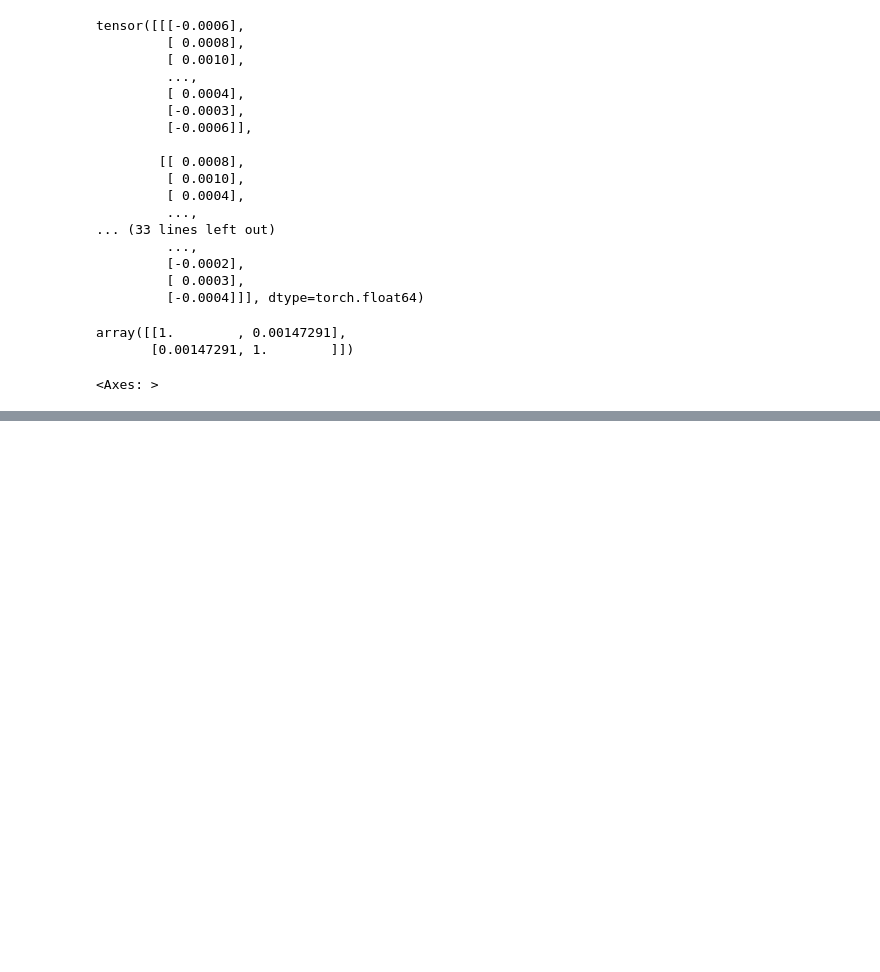
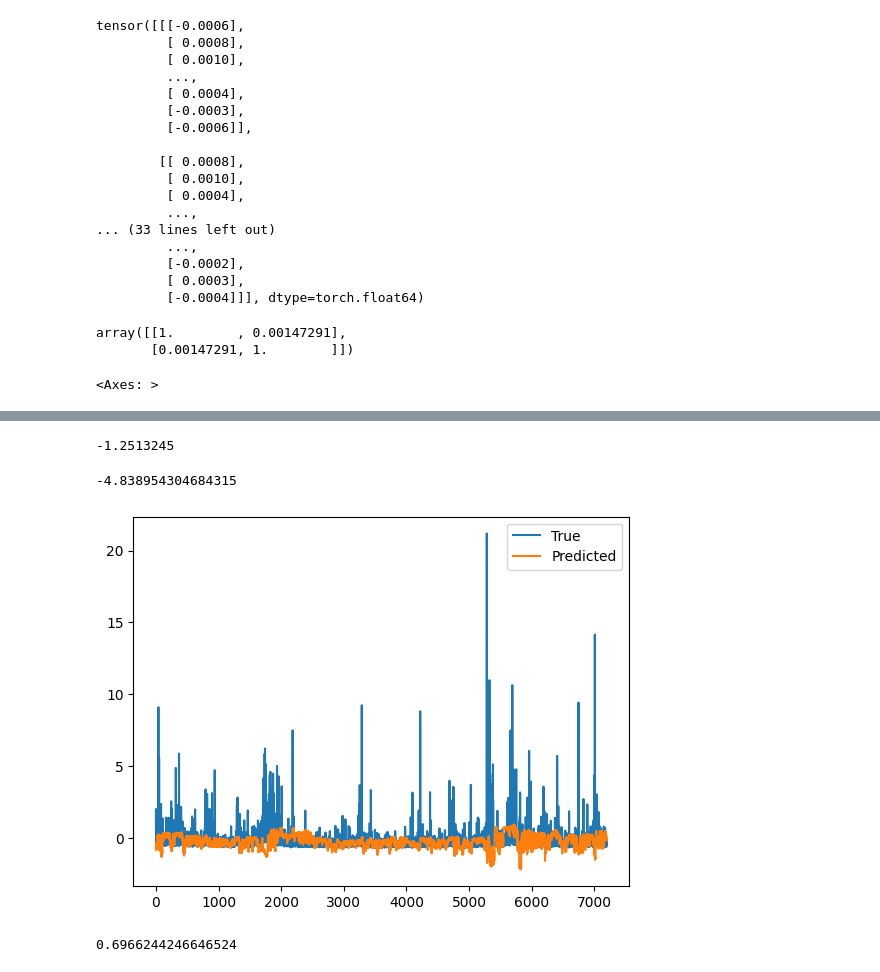
Before and after one commit to NTUCharlie/timesnet_learning, a Jupyter notebook: timesnet.ipynb, the cells around one changed output, grey strips where cells are left out. Saved outputs shown, nothing was run; the diff lists cells and outputs as text; code cells hidden in the pictures; blank space fills up the shorter version.

Commit message:
notebook checkpoint

```diff
--- a/timesnet.ipynb
+++ b/timesnet.ipynb
@@ -260,0 +269,4 @@ plt.show()
+# %%
+exp = Exp_Long_Term_Forecast(args)  # Replace with your model class and arguments
+exp.model.load_state_dict(torch.load('/home/lchang003/Time-Series-Library/checkpoints/long_term_forecast_btc_96_96_close30_nontimef_withscale_TimesNet_custom_ftMS_sl720_ll0_pl1_dm4_nh8_el2_dl1_df4_expand2_dc4_fc3_ebtimeF_dtTrue_Exp_0/checkpoint.pth'))
+exp.model.eval()  # Set the model to evaluation mode
@@ -260,0 +279,3 @@ plt.show()
+# %%
+test_set, test_loader = exp._get_data('test')  # get data
+test_set
@@ -260,0 +289,4 @@ plt.show()
+# %%
+i, (batch_x, batch_y, batch_x_mark, batch_y_mark)  =  next(enumerate(test_loader))
+test_outputs = exp.model(batch_x.float().to('cpu'), None, None, None)
+test_outputs
@@ -260,0 +330,6 @@ plt.show()
+# %%
+for i in range(16):
+    test_pred = test_outputs[:,0,i].detach().numpy()    #（7200，1，16）
+    y_true = batch_y[:,0,i].detach().numpy()
+    corr = pd.Series(test_pred).corr(pd.Series(y_true))
+    print(f"{i}: {corr}")
@@ -260,0 +357,25 @@ plt.show()
+# %%
+test_pred.min()
+# %% [output]
+-1.2513245
+# %%
+y_true.min()
+# %% [output]
+-4.838954304684315
+# %%
+%matplotlib inline
+import matplotlib.pyplot as plt
+plt.close()
+plt.plot(y_true.flatten(), label='True')
+plt.plot(test_pred.flatten(), label='Predicted')
+plt.legend()
+plt.show()
+# %% [output]
+[figure, added]
+# %%
+test_pred = test_outputs[:,0,14].detach().numpy()    #（7200，1，16）
+y_true = batch_y[:,0,14].detach().numpy()
+corr = pd.Series(test_pred).corr(pd.Series(y_true))
+corr
+# %% [output]
+0.6966244246646524
```
Also changed, not shown: parts of 20 cells of this notebook, 2 other files.
